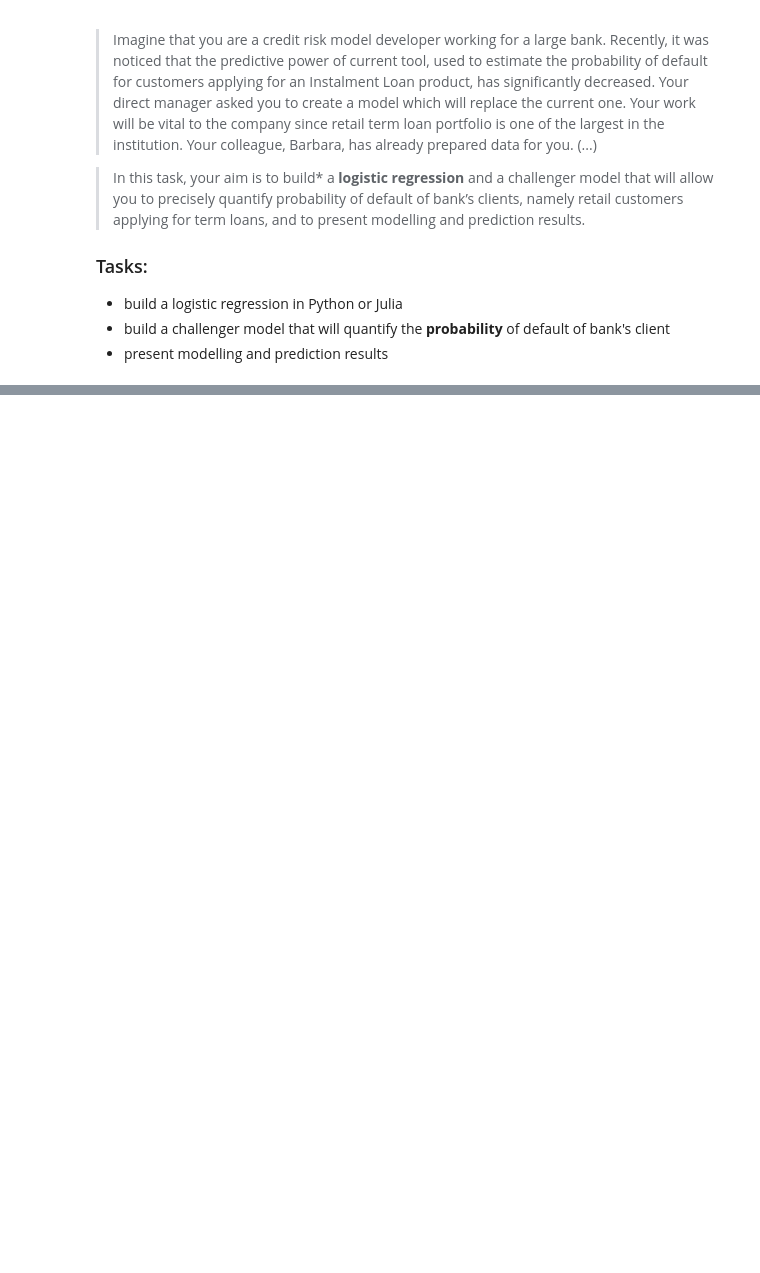
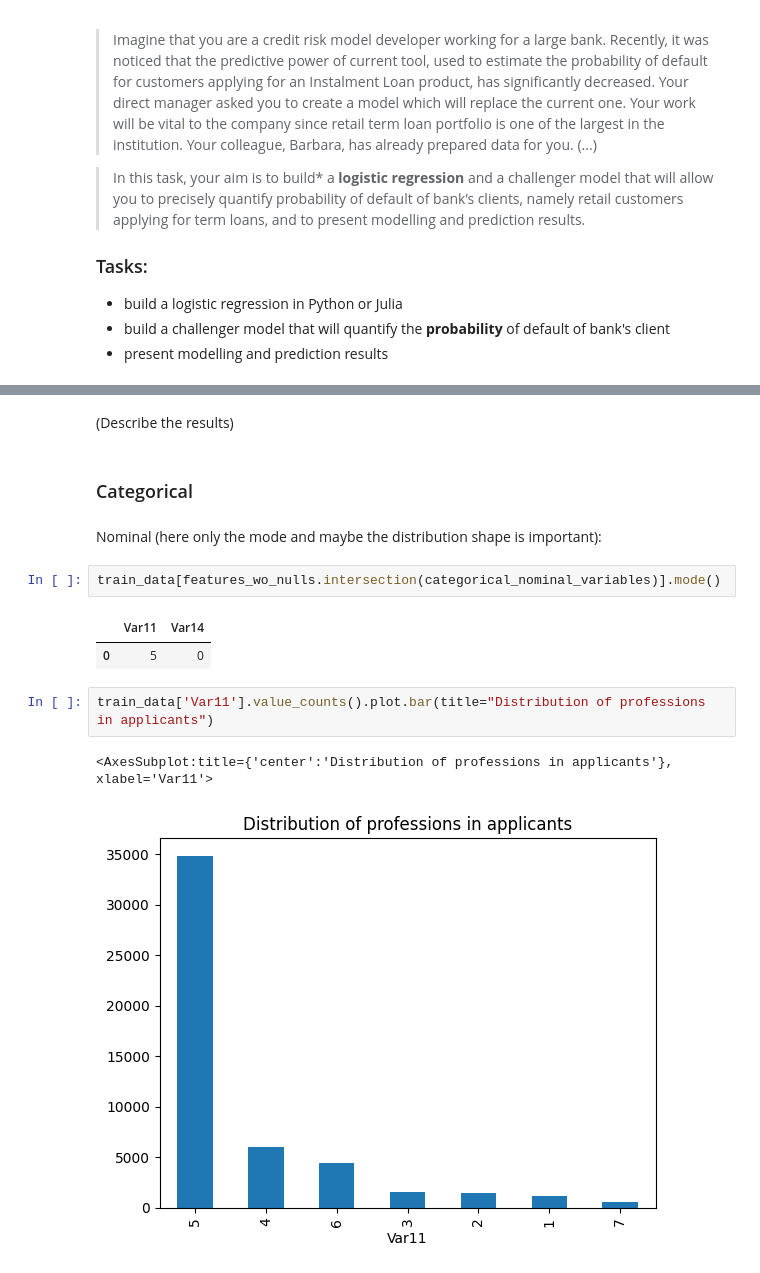
Before and after one commit to Sillem/ING-den, a Jupyter notebook: analysis.ipynb, the cells around one changed output, grey strips where cells are left out. Cells and saved outputs as stored; diff of their text form; blank space fills up the shorter version.

Commit message:
splitted features into different types, summarized missing values and desribed proposed techniques to deal with them. all in analysis.ipynb

```diff
--- a/analysis.ipynb
+++ b/analysis.ipynb
@@ -135,0 +302,16 @@ pd.__version__
+# %% [markdown]
+(Describe the results)
+# %% [markdown]
+### Categorical
+# %% [markdown]
+Nominal (here only the mode and maybe the distribution shape is important):
+# %%
+train_data[features_wo_nulls.intersection(categorical_nominal_variables)].mode()
+# %% [output]
+|  | Var11 | Var14 |
+| 0 | 5 | 0 |
+# %%
+train_data['Var11'].value_counts().plot.bar(title="Distribution of professions in applicants")
+# %% [output]
+<AxesSubplot:title={'center':'Distribution of professions in applicants'}, xlabel='Var11'>
+[figure, added]
```
Also changed, not shown: parts of 38 cells of this notebook, 1 other file.
